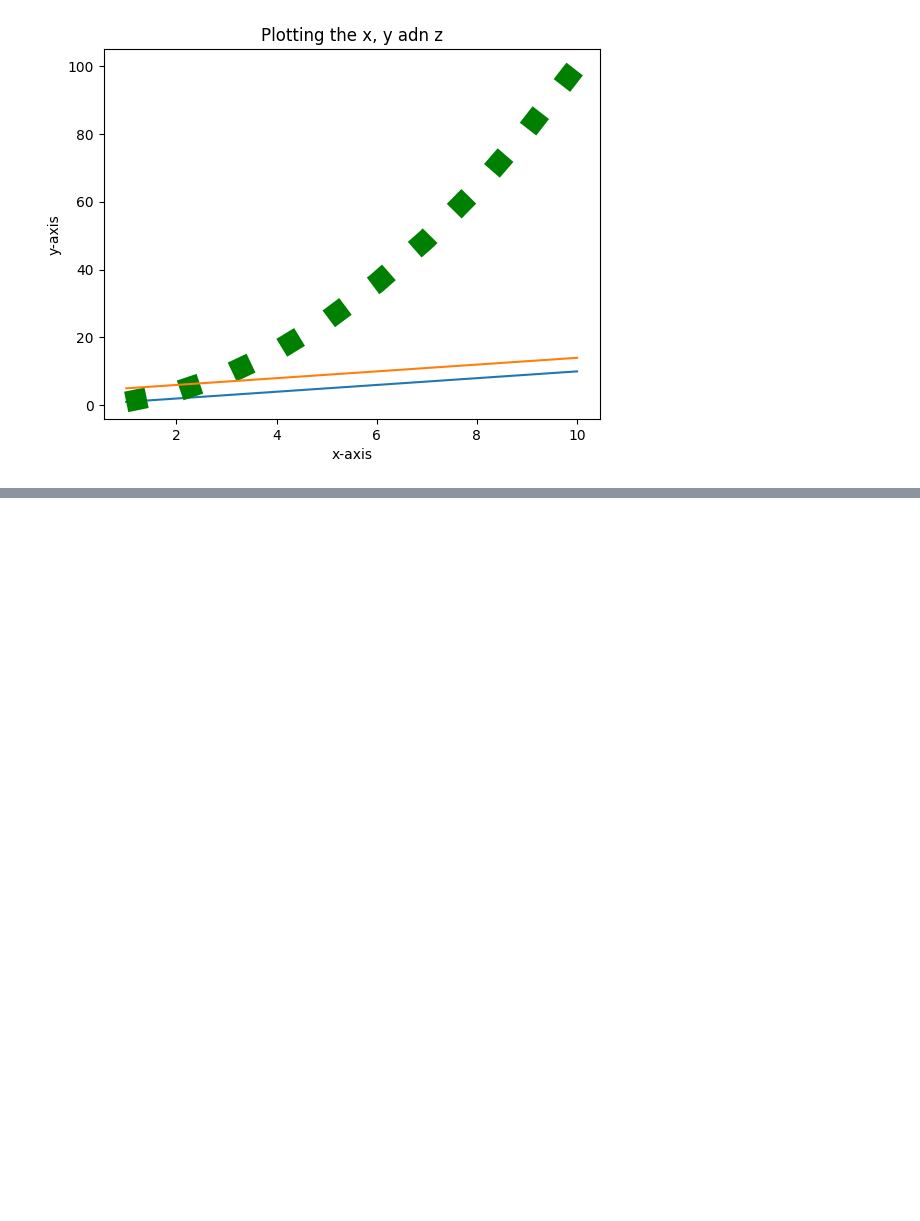
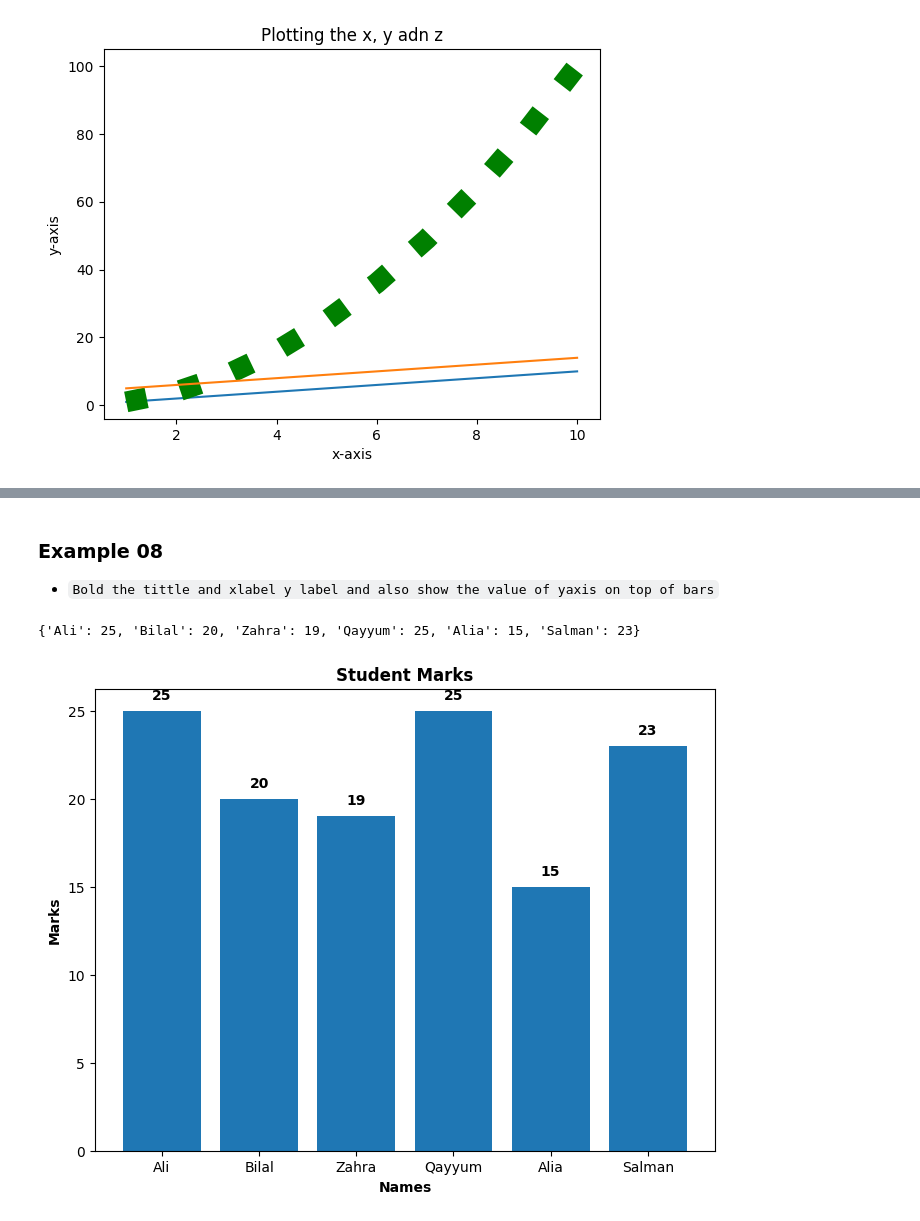
Before and after one commit to ZiaUrRehman-bit/Python-Course-For-Biginners, a Jupyter notebook: 02 Numpy Pandas Matplotlib.ipynb, the cells around one changed output, grey strips where cells are left out. Drawn from its saved outputs; the diff is of its cells as text; code cells hidden in the pictures; blank space fills up the shorter version.

```diff
--- a/02 Numpy Pandas Matplotlib.ipynb
+++ b/02 Numpy Pandas Matplotlib.ipynb
@@ -1204,0 +1273,30 @@ plt.show()
+# %% [markdown]
+### Example 08
+- `Bold the tittle and xlabel y label and also show the value of yaxis on top of bars`
+# %%
+import matplotlib.pyplot as plt
+
+stuMarks = {"Ali": 25, "Bilal": 20, "Zahra": 19, "Qayyum": 25, "Alia": 15, "Salman": 23}
+print(stuMarks)
+
+k = stuMarks.keys()
+v = stuMarks.values()
+
+plt.figure(figsize=(8, 6))  # Set the figure size
+
+# Plot the bar chart
+plt.bar(k, v)
+
+# Customize the plot
+plt.title("Student Marks", fontweight="bold")  # Make the title bold
+plt.xlabel("Names", fontweight="bold")  # Make xlabel bold
+plt.ylabel("Marks", fontweight="bold")  # Make ylabel bold
+
+# Annotate the values on top of the bars
+for key, value in stuMarks.items():
+    plt.text(key, value + 0.5, str(value), ha='center', va='bottom', fontweight='bold')
+
+plt.show()
+# %% [output]
+{'Ali': 25, 'Bilal': 20, 'Zahra': 19, 'Qayyum': 25, 'Alia': 15, 'Salman': 23}
+[figure, added]
```
Also changed, not shown: parts of 8 cells of this notebook.
